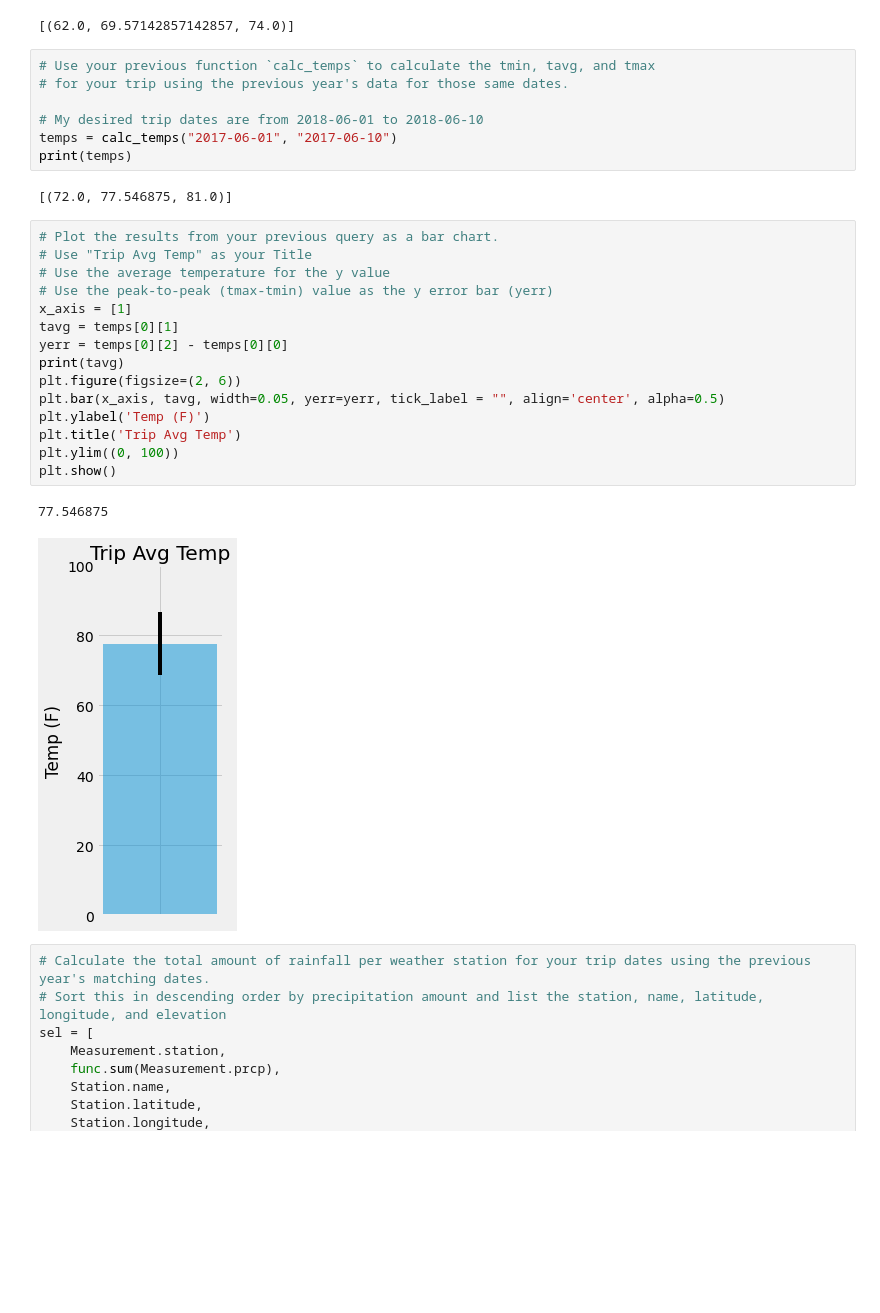
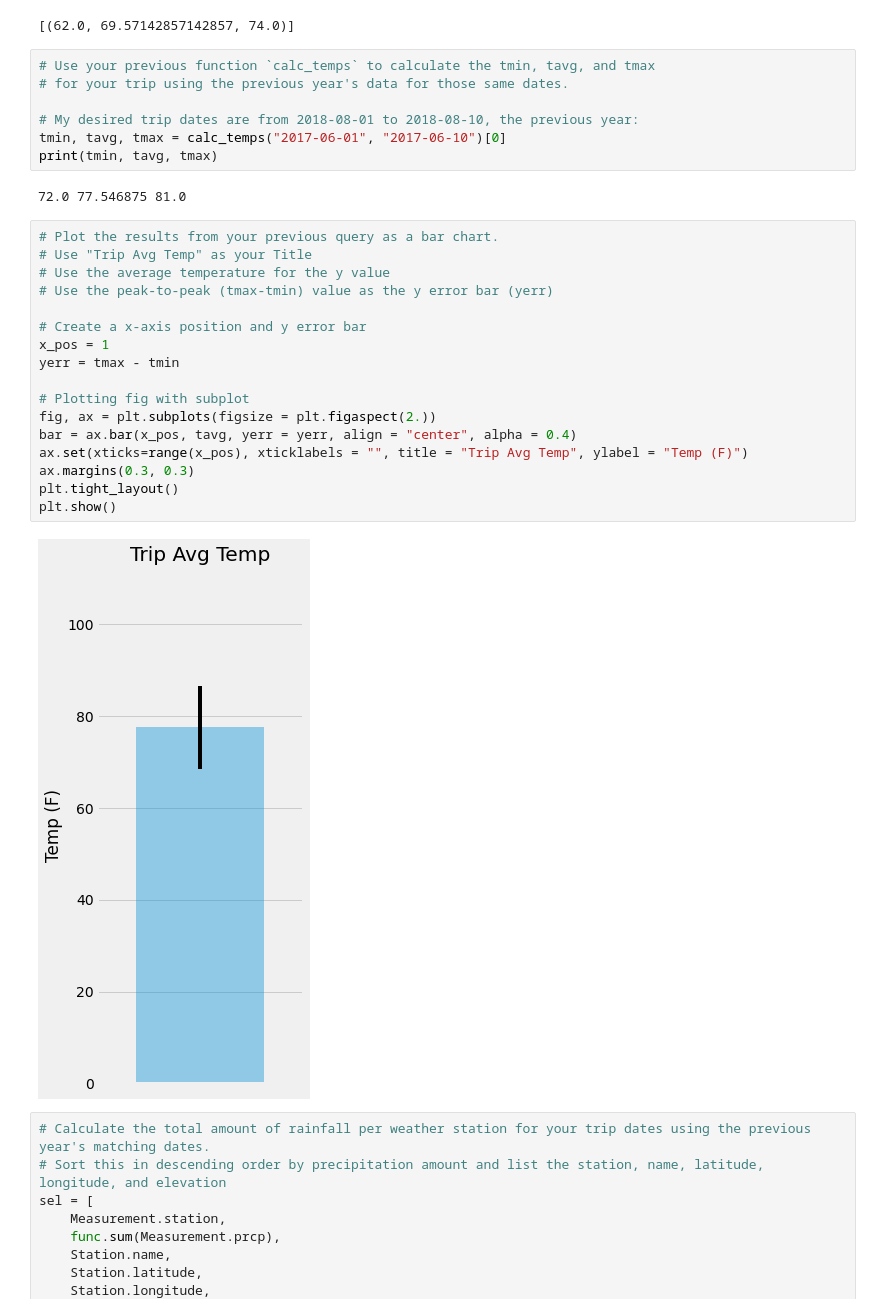
Before and after one commit to kk-deng/SQLAlchemy-Challenge, a Jupyter notebook: climate_starter.ipynb, the cells around one changed output. Cells and saved outputs as stored; diff of their text form; blank space fills up the shorter version.

```diff
--- a/climate_starter.ipynb
+++ b/climate_starter.ipynb
@@ -144,29 +149,30 @@ print(calc_temps('2012-02-28', '2012-03-05'))
 # Use your previous function `calc_temps` to calculate the tmin, tavg, and tmax
 # for your trip using the previous year's data for those same dates.
 
-# My desired trip dates are from 2018-06-01 to 2018-06-10
-temps = calc_temps("2017-06-01", "2017-06-10")
-print(temps)
+# My desired trip dates are from 2018-08-01 to 2018-08-10, the previous year:
+tmin, tavg, tmax = calc_temps("2017-06-01", "2017-06-10")[0]
+print(tmin, tavg, tmax)
 # %% [output]
-[(72.0, 77.546875, 81.0)]
+72.0 77.546875 81.0
 # %%
 # Plot the results from your previous query as a bar chart.
 # Use "Trip Avg Temp" as your Title
 # Use the average temperature for the y value
 # Use the peak-to-peak (tmax-tmin) value as the y error bar (yerr)
-x_axis = [1]
-tavg = temps[0][1]
-yerr = temps[0][2] - temps[0][0]
-print(tavg)
-plt.figure(figsize=(2, 6))
-plt.bar(x_axis, tavg, width=0.05, yerr=yerr, tick_label = "", align='center', alpha=0.5)
-plt.ylabel('Temp (F)')
-plt.title('Trip Avg Temp')
-plt.ylim((0, 100))
+
+# Create a x-axis position and y error bar
+x_pos = 1
+yerr = tmax - tmin
+
+# Plotting fig with subplot
+fig, ax = plt.subplots(figsize = plt.figaspect(2.))
+bar = ax.bar(x_pos, tavg, yerr = yerr, align = "center", alpha = 0.4)
+ax.set(xticks=range(x_pos), xticklabels = "", title = "Trip Avg Temp", ylabel = "Temp (F)")
+ax.margins(0.3, 0.3)
+plt.tight_layout()
 plt.show()
 # %% [output]
-77.546875
-[figure, old version]
+[figure, new version]
 # %%
 # Calculate the total amount of rainfall per weather station for your trip dates using the previous year's matching dates.
 # Sort this in descending order by precipitation amount and list the station, name, latitude, longitude, and elevation
```
Also changed, not shown: parts of 5 cells of this notebook.
